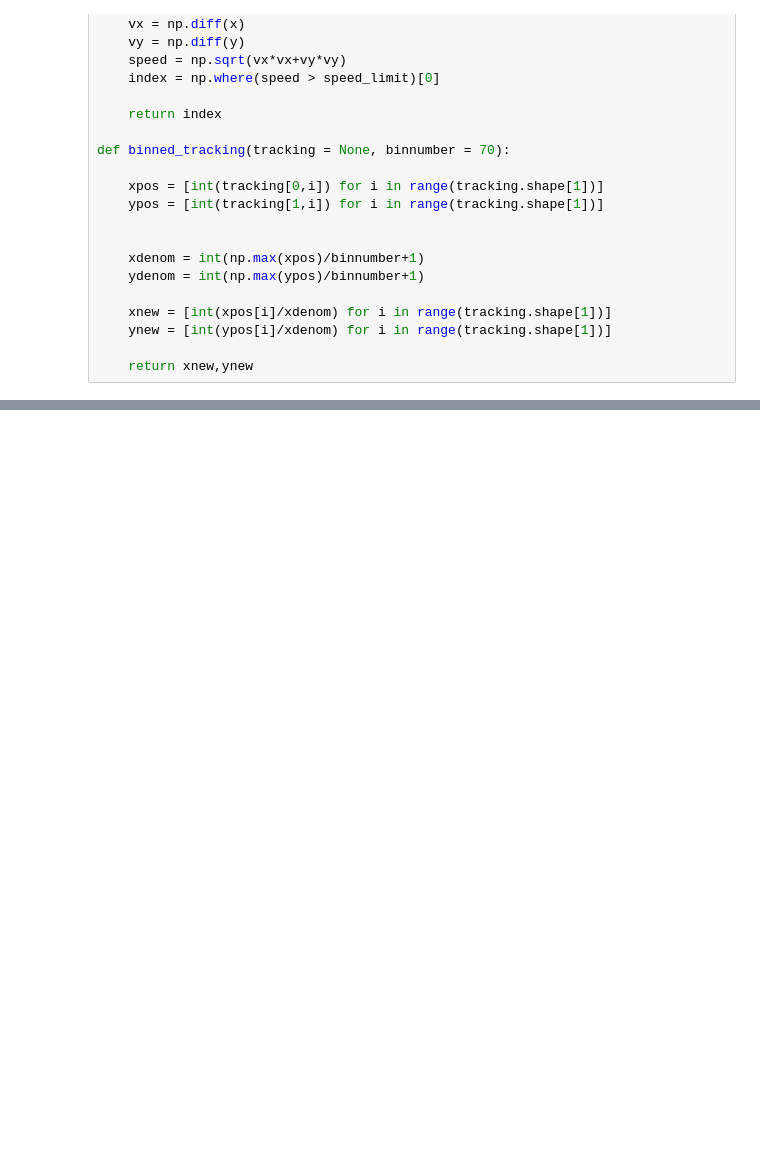
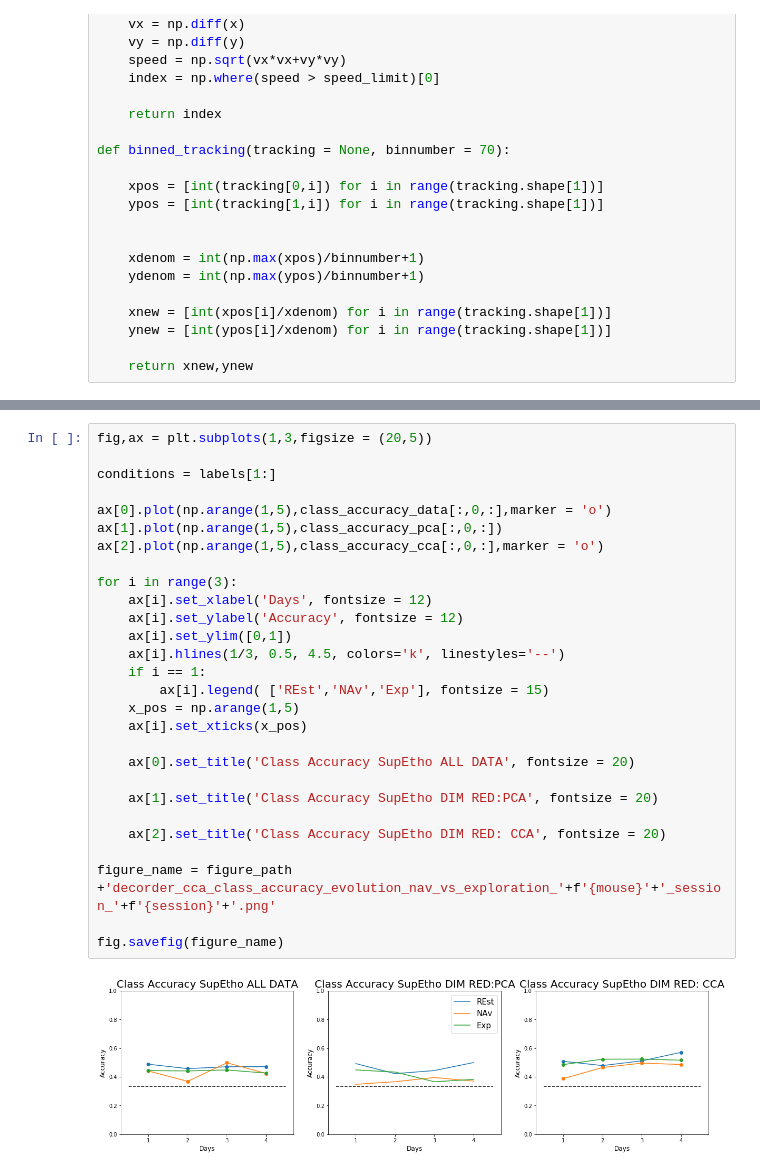
Before and after one commit to melisamc89/neural_analysys, a Jupyter notebook: src/cca_decoder_navigation_vs_exploring.ipynb, the cells around one changed output, grey strips where cells are left out. Cells and saved outputs as stored; diff of their text form; blank space fills up the shorter version.

```diff
--- a/src/cca_decoder_navigation_vs_exploring.ipynb
+++ b/src/cca_decoder_navigation_vs_exploring.ipynb
@@ -636,0 +681,30 @@ IndexError: too many indices for array
+# %%
+fig,ax = plt.subplots(1,3,figsize = (20,5))
+
+conditions = labels[1:]
+
+ax[0].plot(np.arange(1,5),class_accuracy_data[:,0,:],marker = 'o')
+ax[1].plot(np.arange(1,5),class_accuracy_pca[:,0,:])
+ax[2].plot(np.arange(1,5),class_accuracy_cca[:,0,:],marker = 'o')
+
+for i in range(3):
+    ax[i].set_xlabel('Days', fontsize = 12)
+    ax[i].set_ylabel('Accuracy', fontsize = 12)
+    ax[i].set_ylim([0,1])
+    ax[i].hlines(1/3, 0.5, 4.5, colors='k', linestyles='--')
+    if i == 1:
+        ax[i].legend( ['REst','NAv','Exp'], fontsize = 15)
+    x_pos = np.arange(1,5)
+    ax[i].set_xticks(x_pos)
+
+    ax[0].set_title('Class Accuracy SupEtho ALL DATA', fontsize = 20)
+
+    ax[1].set_title('Class Accuracy SupEtho DIM RED:PCA', fontsize = 20)
+
+    ax[2].set_title('Class Accuracy SupEtho DIM RED: CCA', fontsize = 20)
+
+figure_name = figure_path +'decorder_cca_class_accuracy_evolution_nav_vs_exploration_'+f'{mouse}'+'_session_'+f'{session}'+'.png'
+
+fig.savefig(figure_name)
+# %% [output]
+[figure, added]
```
Also changed, not shown: parts of 5 cells of this notebook, 2 other files.
